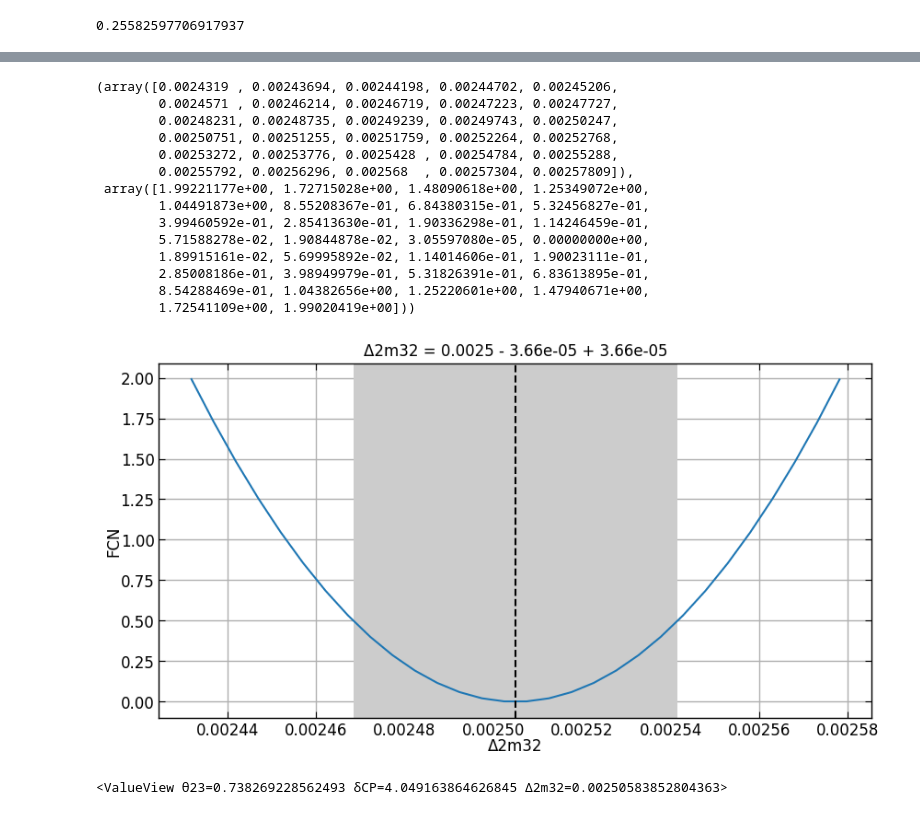
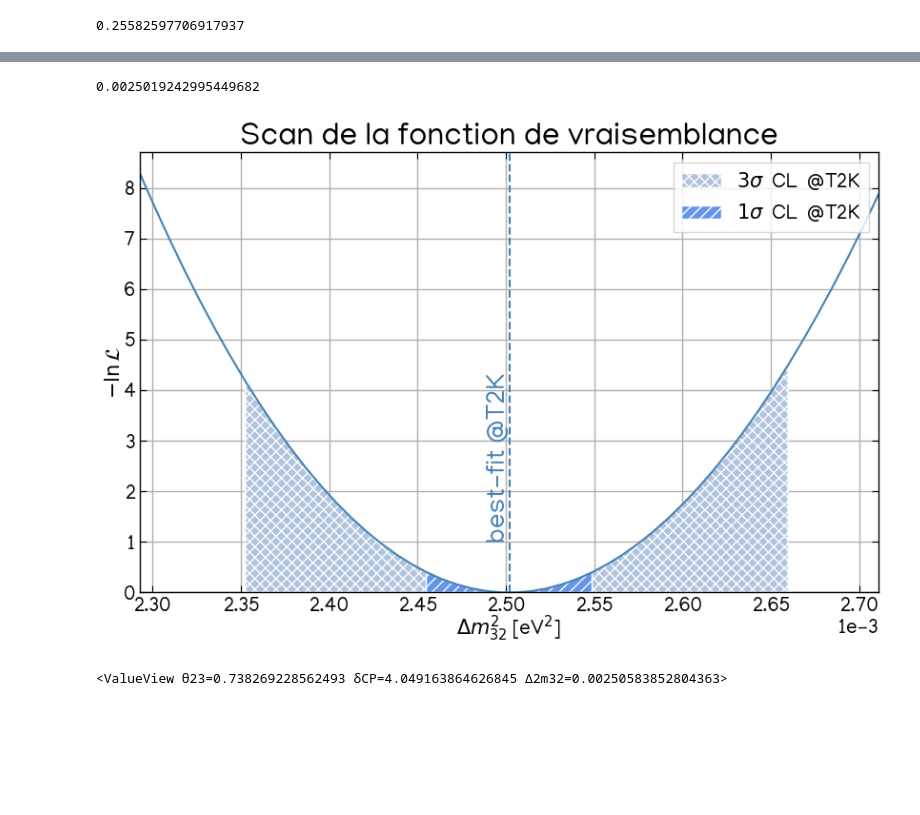
Before and after one commit to pboistier/energy-effects-T2K, a Jupyter notebook: docs/source/notebooks/minuit_fit.ipynb, the cells around one changed output, grey strips where cells are left out. Saved outputs shown, nothing was run; the diff lists cells and outputs as text; code cells hidden in the pictures; blank space fills up the shorter version.

```diff
--- a/docs/source/notebooks/minuit_fit.ipynb
+++ b/docs/source/notebooks/minuit_fit.ipynb
@@ -202,21 +283,68 @@ KeyboardInterrupt:
 # %%
-m.draw_mnprofile("Δ2m32")
+m.values["Δ2m32"]
 # %% [output]
-(array([0.0024319 , 0.00243694, 0.00244198, 0.00244702, 0.00245206,
-        0.0024571 , 0.00246214, 0.00246719, 0.00247223, 0.00247727,
-        0.00248231, 0.00248735, 0.00249239, 0.00249743, 0.00250247,
-        0.00250751, 0.00251255, 0.00251759, 0.00252264, 0.00252768,
-        0.00253272, 0.00253776, 0.0025428 , 0.00254784, 0.00255288,
-        0.00255792, 0.00256296, 0.002568  , 0.00257304, 0.00257809]),
- array([1.99221177e+00, 1.72715028e+00, 1.48090618e+00, 1.25349072e+00,
-        1.04491873e+00, 8.55208367e-01, 6.84380315e-01, 5.32456827e-01,
-        3.99460592e-01, 2.85413630e-01, 1.90336298e-01, 1.14246459e-01,
-        5.71588278e-02, 1.90844878e-02, 3.05597080e-05, 0.00000000e+00,
-        1.89915161e-02, 5.69995892e-02, 1.14014606e-01, 1.90023111e-01,
-        2.85008186e-01, 3.98949979e-01, 5.31826391e-01, 6.83613895e-01,
-        8.54288469e-01, 1.04382656e+00, 1.25220601e+00, 1.47940671e+00,
-        1.72541109e+00, 1.99020419e+00]))
+0.0025019242995449682
-[figure, removed]
+# %%
+a, fa, ok = m.mnprofile("Δ2m32", bound=4, size=50, subtract_min=True)
+# %%
+plt.plot(a, fa, c="steelblue")
+
+# plt.fill_between(x=[])
+
+plt.axvline(x=m.values["Δ2m32"], linestyle="--", c="steelblue")
+ax = plt.gca()
+plt.text(
+    x=m.values["Δ2m32"],
+    y=0.5,
+    s=r"best-fit @T2K",
+    ha="right",
+    va="top",
+    rotation=90,
+    transform=ax.get_xaxis_transform(),
+    c="steelblue",
+)
+
+plt.fill_between(
+    x=a,
+    y1=fa,
+    where=[
+        (e < m.values["Δ2m32"] + 0.16e-3 and e > m.values["Δ2m32"] - 0.15e-3) for e in a
+    ],
+    label=r"$3\sigma$  CL  @T2K",
+    hatch="xxx",
+    ec="white",
+    fc="lightsteelblue",
+)
+
+plt.fill_between(
+    x=a,
+    y1=fa,
+    where=[
+        (e < m.values["Δ2m32"] + 0.05e-3 and e > m.values["Δ2m32"] - 0.05e-3) for e in a
+    ],
+    label=r"$1\sigma$  CL  @T2K",
+    hatch="///",
+    ec="white",
+    fc="cornflowerblue",
+)
+
+ax = plt.gca()
+# ax.xaxis.set_major_formatter(ticker.StrMethodFormatter("{x:.3f}"))
+ax.ticklabel_format(axis="x", style="sci", scilimits=(-3, -3))
+plt.ylim(bottom=0)
+# plt.xscale("log")
+# plt.yscale("log")
+plt.xlabel(r"$\Delta m_{32}^2$ [eV$^2$]")
+plt.ylabel(r"$-\ln \mathcal{L}$")
+# plt.ylim(bottom=1e-1)
+plt.title(r"Scan de la fonction de vraisemblance")
+plt.legend(loc=1)
+# plt.legend(loc=1, title="T2K stat.\n" + r"${\Delta m^2_{32}}^\text{bf} =$" + r"${:.2f}$".format(m.values["Δ2m32"]*1e+3) + r"$\times 10^{-3}$", title_fontsize=15, fontsize=15)
+plt.autoscale(enable=True, axis="x", tight=True)
+
+plt.show()
+# %% [output]
+[figure, added]
 # %%
 sk_hist_fit = sk_hist(*m.values)
 # %%
```
Also changed, not shown: parts of 12 cells of this notebook, 1 other file.
